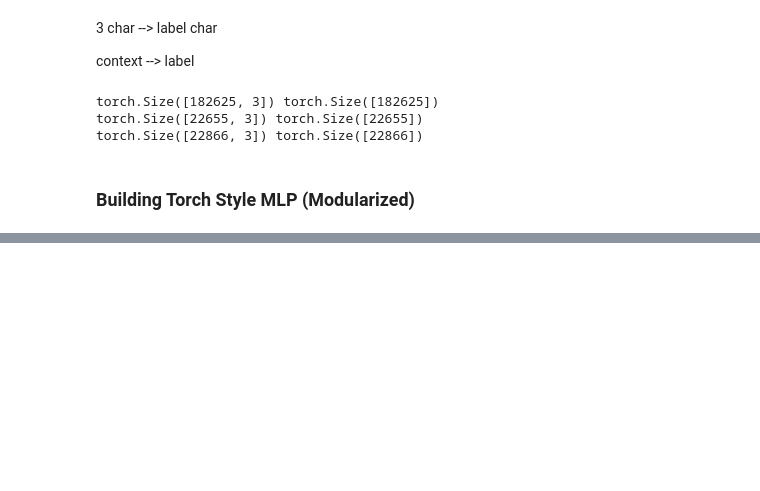
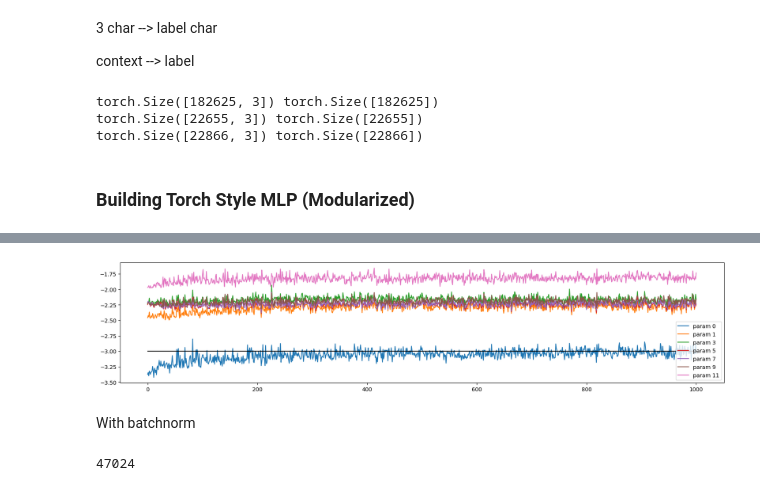
Before and after one commit to HanCreation/makemore, a Jupyter notebook: BNTorchMakemore_notedbyhan_yay.ipynb, the cells around one changed output, grey strips where cells are left out. Saved outputs shown, nothing was run; the diff lists cells and outputs as text; code cells hidden in the pictures; blank space fills up the shorter version.

```diff
--- a/BNTorchMakemore_notedbyhan_yay.ipynb
+++ b/BNTorchMakemore_notedbyhan_yay.ipynb
@@ -309,0 +357,39 @@ for i in range(max_steps):
+# %%
+plt.figure(figsize=(20, 4))
+legends = []
+for i,p in enumerate(parameters):
+  if p.ndim == 2:
+    plt.plot([ud[j][i] for j in range(len(ud))])
+    legends.append('param %d' % i)
+plt.plot([0, len(ud)], [-3, -3], 'k') # these ratios should be ~1e-3, indicate on plot
+plt.legend(legends);
+# %% [output]
+[figure, added]
+# %% [markdown]
+With batchnorm
+# %%
+#Layers with batch norm, and bias is removed
+layers = [
+  Linear(n_embd * block_size, n_hidden, bias=False), BatchNorm1d(n_hidden), Tanh(),
+  Linear(           n_hidden, n_hidden, bias=False), BatchNorm1d(n_hidden), Tanh(),
+  Linear(           n_hidden, n_hidden, bias=False), BatchNorm1d(n_hidden), Tanh(),
+  Linear(           n_hidden, n_hidden, bias=False), BatchNorm1d(n_hidden), Tanh(),
+  Linear(           n_hidden, n_hidden, bias=False), BatchNorm1d(n_hidden), Tanh(),
+  Linear(           n_hidden, vocab_size, bias=False), BatchNorm1d(vocab_size),
+]
+
+with torch.no_grad():
+  # last layer: make less confident
+  layers[-1].gamma *= 0.1
+  #layers[-1].weight *= 0.1
+  # all other layers: apply gain
+  for layer in layers[:-1]:
+    if isinstance(layer, Linear):
+      layer.weight *= 1.0 #5/3
+
+parameters = [C] + [p for layer in layers for p in layer.parameters()]
+print(sum(p.nelement() for p in parameters)) # number of parameters in total
+for p in parameters:
+  p.requires_grad = True
+# %% [output]
+47024
```
Also changed, not shown: parts of 17 cells of this notebook.
